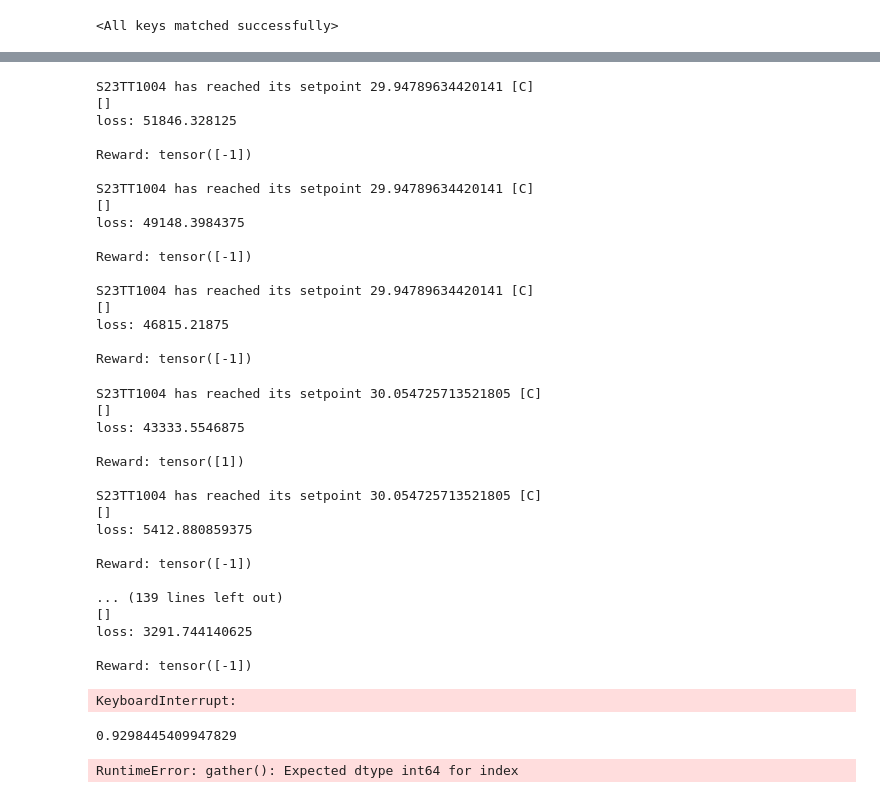
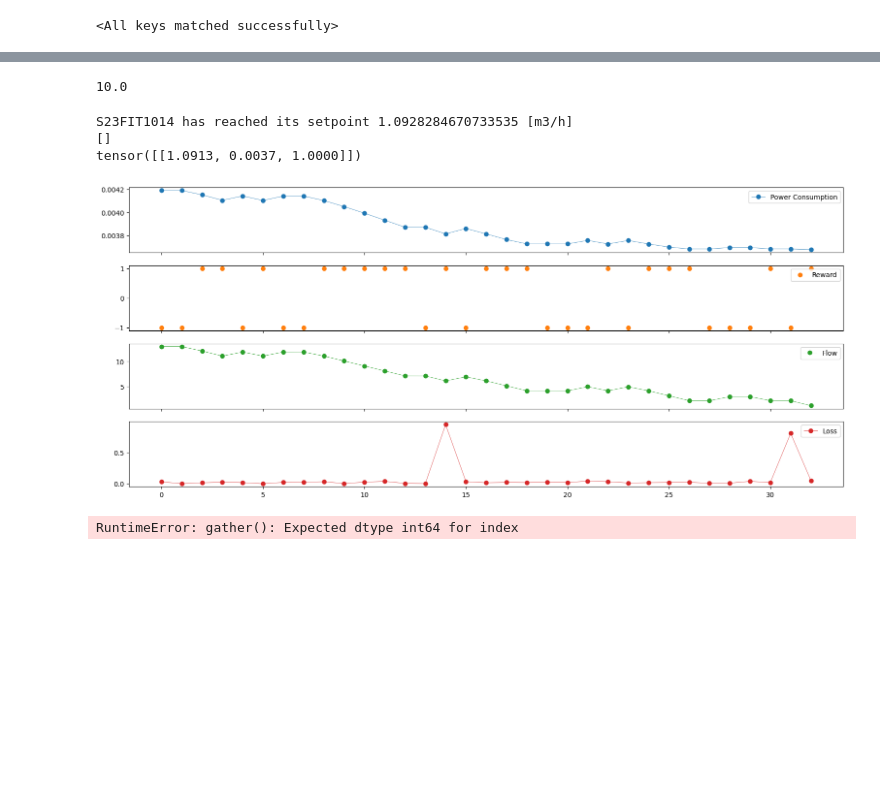
Before and after one commit to martkr1/Energy-Optimization, a Jupyter notebook: workbook.ipynb, the cells around one changed output, grey strips where cells are left out. Drawn from its saved outputs; the diff is of its cells as text; code cells hidden in the pictures; blank space fills up the shorter version.

```diff
--- a/workbook.ipynb
+++ b/workbook.ipynb
@@ -204,14 +201,14 @@ def optimize_model():
     criterion = nn.SmoothL1Loss()
     loss = criterion(state_action_values, expected_state_action_values.unsqueeze(1))
 
-    print("loss: {} \n".format(loss))
-
     # Optimize the model
     optimizer.zero_grad()
     loss.backward()
     # In-place gradient clipping
     torch.nn.utils.clip_grad_value_(policy_net.parameters(), 100) # we dont want too big gradients
     optimizer.step()
+
+    return loss
 # %%
 BATCH_SIZE = 2 # number of transitions sampled from the replay buffer
 GAMMA = 0.99 # The factor in the discounted cumulative reward, we care about the rewards in the future but with a discount factor gamma.
@@ -223,86 +257,62 @@ optimize_model()
+# %%
+env.timeline.set_speed(10)
+# %% [output]
+10.0
 # %%
 from itertools import count # we just want an iterable and break the episode by truncated or terminated
 
-for i_episode in range(10):
+for i_episode in range(1):
     # Initialize the environment and get its state
     state = env.reset()
     state_flat = np.array(list(itertools.chain.from_iterable(state)))
     state_tensor = torch.tensor(state_flat, dtype=torch.float32).unsqueeze(0) # make torch tensor and add axis
     for t in count():
         action = select_action(state_tensor)
-        observation, reward, terminated, truncated = env.step(action, step_change=0.15)
+        observation, reward, terminated, truncated = env.step(action, step_change=1)
         reward = torch.tensor([reward])
         done = terminated or truncated
 
         if terminated:
             next_state = None
         else:
             obs_flat = np.array(list(itertools.chain.from_iterable(observation)))
             next_state = torch.tensor(obs_flat, dtype=torch.float32).unsqueeze(0)
 
 
         # Store the transition in memory
         memory.push(state_tensor, action.long(), next_state, reward)
 
         # Move to the next state
         state = next_state
 
         # Perform one step of the optimization (on the policy network)
-        optimize_model()
+        loss = optimize_model()
 
         # Soft update of the target network's weights
         # θ′ ← τ θ + (1 −τ )θ′
         target_net_state_dict = target_net.state_dict()
         policy_net_state_dict = policy_net.state_dict()
         for key in policy_net_state_dict:
             target_net_state_dict[key] = policy_net_state_dict[key]*TAU + target_net_state_dict[key]*(1-TAU)
         target_net.load_state_dict(target_net_state_dict)
 
-        print("Reward: {} \n".format(reward))
+
+        print(state)
+        rewards.append(reward[0])
+        consumptions.append(state[0][1])
+        flows.append(state[0][0])
+        losses.append(loss.detach())
+
+        plot_results()
 
 
-        if done:
+        if done or (state[0][2] <= 1):
             break
 # %% [output]
-S23TT1004 has reached its setpoint 29.94789634420141 [C]
+S23FIT1014 has reached its setpoint 1.0928284670733535 [m3/h]
 []
-loss: 51846.328125
-
-Reward: tensor([-1])
-
-S23TT1004 has reached its setpoint 29.94789634420141 [C]
-[]
-loss: 49148.3984375
-
-Reward: tensor([-1])
-
-S23TT1004 has reached its setpoint 29.94789634420141 [C]
-[]
-loss: 46815.21875
-
-Reward: tensor([-1])
+tensor([[1.0913, 0.0037, 1.0000]])
-S23TT1004 has reached its setpoint 30.054725713521805 [C]
-[]
-loss: 43333.5546875
-
-Reward: tensor([1])
-
-S23TT1004 has reached its setpoint 30.054725713521805 [C]
-[]
-loss: 5412.880859375
-
-Reward: tensor([-1])
-
-... (139 lines left out)
-[]
-loss: 3291.744140625
-
-Reward: tensor([-1])
-KeyboardInterrupt:
+[figure, added]
-# %%
-env.timeline.achieved_speed
-# %% [output]
-0.9298445409947829
 # %%
 torch.tensor(np.array([[1,1,1]])).gather(1, torch.tensor(np.array([1,1])))
 # %% [output]
```
Also changed, not shown: parts of 7 cells of this notebook.
